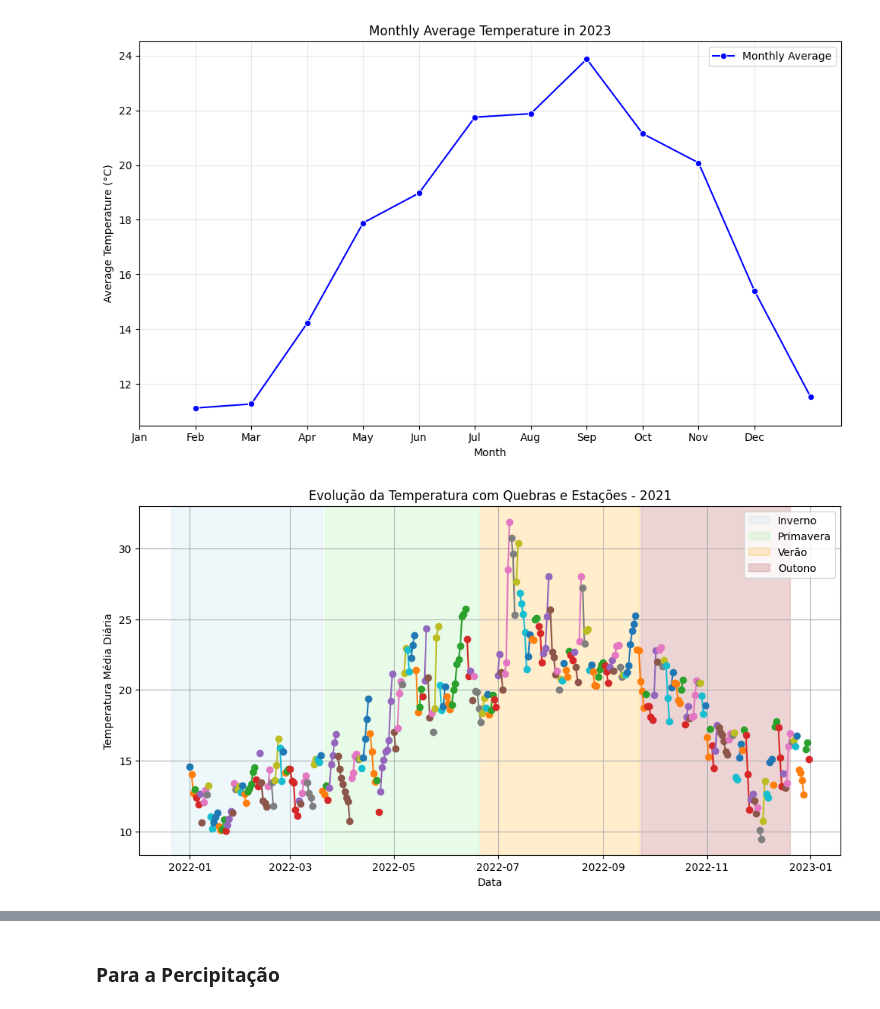
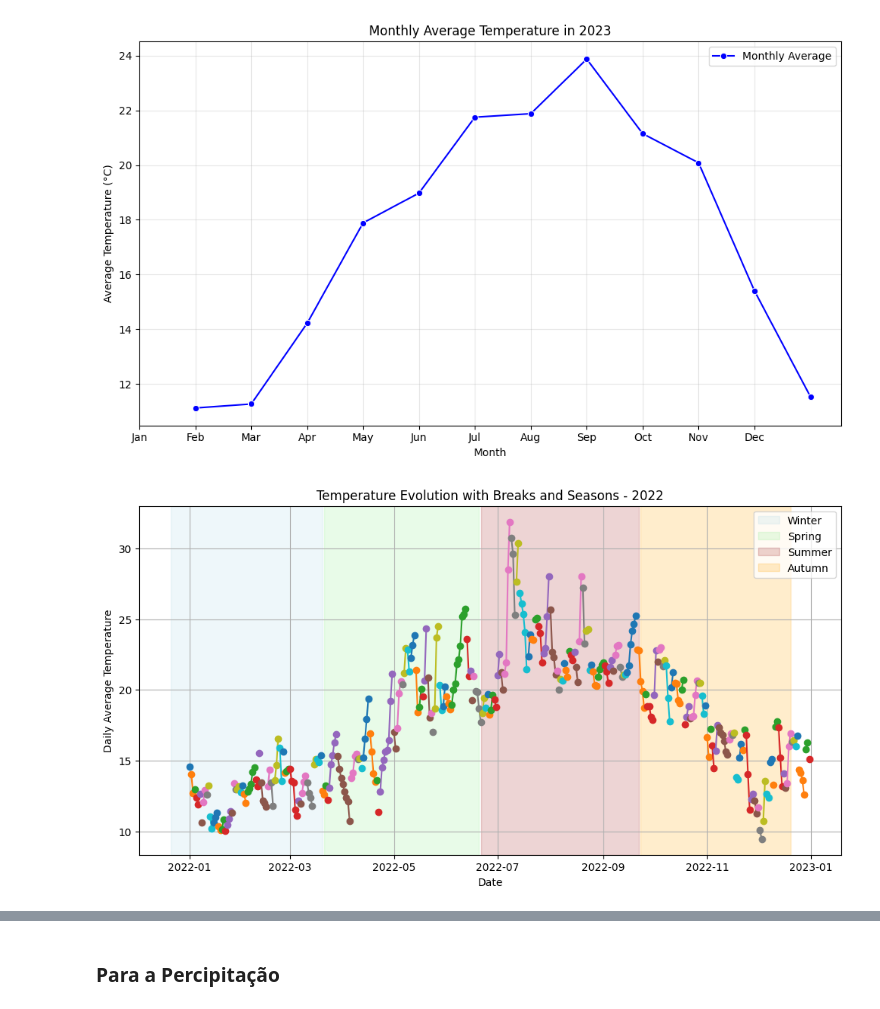
Before and after one commit to joanacarvalheiro/Seasonality, a Jupyter notebook: analise_exploratoria/meterology.ipynb, the cells around one changed output, grey strips where cells are left out. Cells and saved outputs as stored; diff of their text form; code cells hidden in the pictures.

```diff
--- a/analise_exploratoria/meterology.ipynb
+++ b/analise_exploratoria/meterology.ipynb
@@ -347,33 +349,31 @@ df_2021_diario["mudanca"] = np.sign(df_2021_diario["var_temp"]) != np.sign(df_20
 df_2021_diario["segmento"] = df_2021_diario["mudanca"].cumsum()
 # %%
-import matplotlib.dates as mdates
-
 plt.figure(figsize=(12, 6))
 
-# Define as datas de início das estações (ajustar conforme hemisfério)
+# Definir as datas de início das estações
 seasons = {
-    "Inverno": ["2021-12-21", "2022-03-20"],
-    "Primavera": ["2022-03-21", "2022-06-20"],
-    "Verão": ["2022-06-21", "2022-09-22"],
-    "Outono": ["2022-09-23", "2022-12-20"]
+    'Winter': ['2021-12-21', '2022-03-20'],
+    'Spring': ['2022-03-21', '2022-06-20'],
+    'Summer': ['2022-06-21', '2022-09-22'],
+    'Autumn': ['2022-09-23', '2022-12-20']
 }
 
-colors = {"Inverno": "lightblue", "Primavera": "lightgreen", "Verão": "orange", "Outono": "brown"}
+colors = {'Winter': 'lightblue', 'Spring': 'lightgreen', 'Summer': 'brown', 'Autumn': 'orange'}
 
-# Adiciona faixas para cada estação
+# Adicionar faixas para cada estação
 for season, (start, end) in seasons.items():
     plt.axvspan(pd.to_datetime(start), pd.to_datetime(end), color=colors[season], alpha=0.2, label=season)
 
-# Plota as tendências por segmento
-for _, segmento in df_2021_diario.groupby("segmento"):
-    plt.plot(segmento["datetime"], segmento["temp"], marker="o")
+# Tendências por segmento
+for _, segmento in df_2021_diario.groupby('segmento'):
+    plt.plot(segmento['datetime'], segmento['temp'], marker='o')
 
-plt.xlabel("Data")
-plt.ylabel("Temperatura Média Diária")
-plt.title("Evolução da Temperatura com Quebras e Estações - 2021")
+plt.xlabel('Date')
+plt.ylabel('Daily Average Temperature')
+plt.title('Temperature Evolution with Breaks and Seasons - 2022')
 plt.legend()
 plt.grid()
 plt.show()
 # %% [output]
-[figure, old version]
+[figure, new version]
 # %%
```
Also changed, not shown: parts of 9 cells of this notebook, 1 other file.
